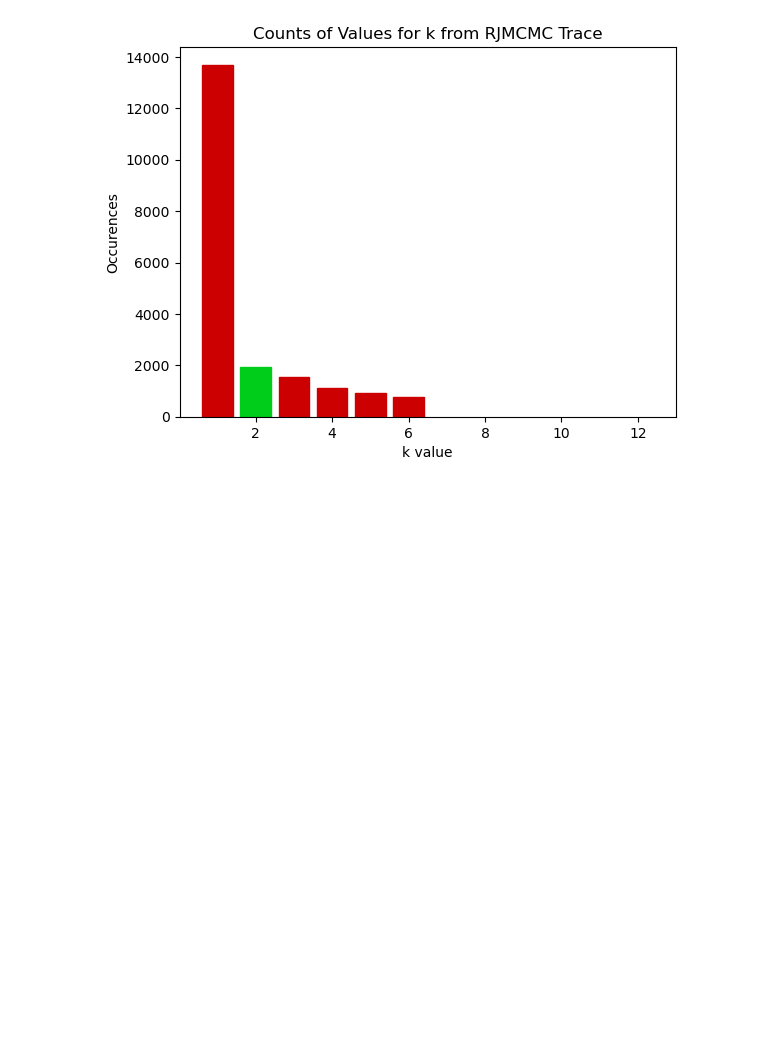
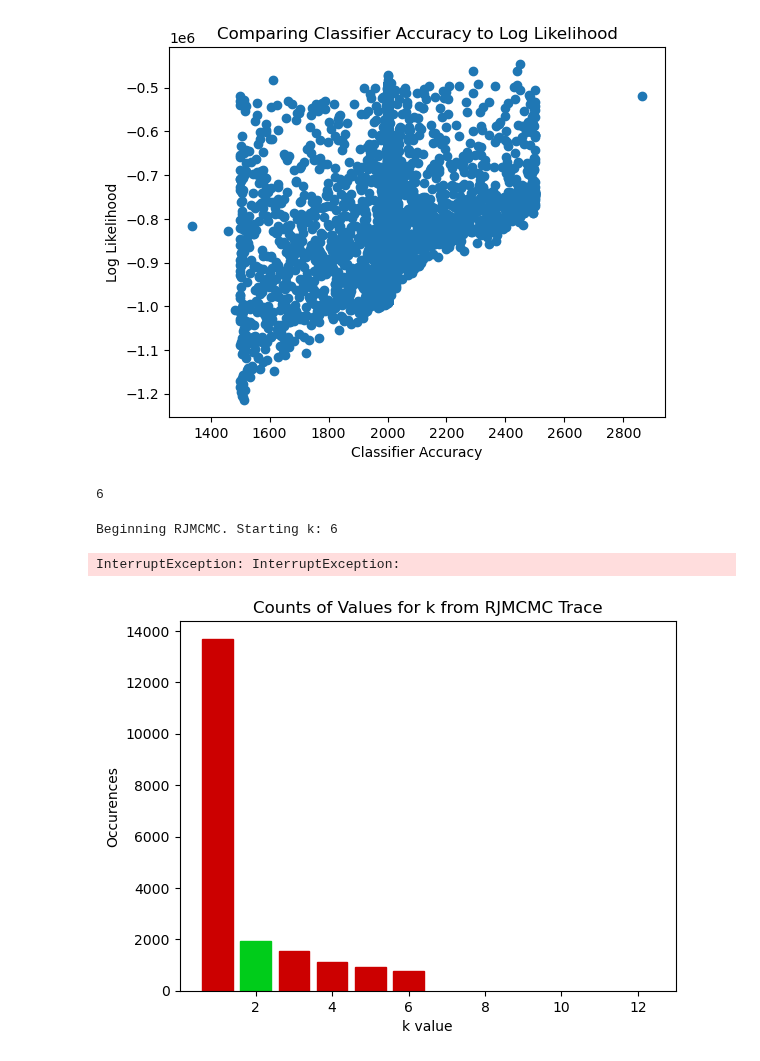
Before and after one commit to jberezow/RJMCMC, a Jupyter notebook: Thesis-MLP-BirthDeath.ipynb, the cells around one changed output. Cells and saved outputs as stored; diff of their text form; code cells hidden in the pictures; blank space fills up the shorter version.

```diff
--- a/Thesis-MLP-BirthDeath.ipynb
+++ b/Thesis-MLP-BirthDeath.ipynb
@@ -188,11 +208,17 @@ obs_master[:y] = classes .- 1
 obs = obs_master;
 # %%
 #Plot of Log Likelihood Scores
+x_samp, y_samp = sample_data(data,classes)
+x_samp = transpose(x_samp)
+obs_master = choicemap()::ChoiceMap
+obs_master[:y] = y_samp .- 1
+obs = obs_master;
+
 scores = []
 accs = []
 ks = []
-(best_trace,) = generate(classifier, (data,), obs)
-best_score = get_score(best_trace)/length(classes)
+(best_trace,) = generate(classifier, (x_samp,), obs)
+best_score = get_score(best_trace)
 best_Wₕ = best_trace[:Wₕ]
 best_Wₒ = best_trace[:Wₒ]
 best_bₕ = best_trace[:bₕ]
@@ -201,41 +227,49 @@ best_k = best_trace[:k]
 
 best_pred_y = G(data,best_Wₕ,best_Wₒ,best_bₕ,best_bₒ,best_k)
 best_pred_labels = data_labeller(best_pred_y)
-best_acc = sum([best_trace[:y][i] == best_pred_labels[i] for i=1:length(classes)])/length(classes)
+best_acc = sum([classes[i] == best_pred_labels[i] for i=1:length(classes)])/length(classes)
 
 function likelihood(best_acc)
-    (trace,) = generate(classifier, (data,), obs)
+    x_samp, y_samp = sample_data(data,classes)
+    x_samp = transpose(x_samp)
+    obs_master = choicemap()::ChoiceMap
+    obs_master[:y] = y_samp .- 1
+    obs = obs_master;
+    (trace,) = generate(classifier, (x_samp,), obs)
 
     Wₕ = trace[:Wₕ]
     Wₒ = trace[:Wₒ]
     bₕ = trace[:bₕ]
     bₒ = trace[:bₒ]
     k = trace[:k]
     pred_y = G(data,Wₕ,bₕ,Wₒ,bₒ,k)
     pred_labels = data_labeller(pred_y)
 
     acc = sum([classes[i] == pred_labels[i] for i=1:length(classes)])
-    score = get_score(trace)/length(classes)
+    score = get_score(trace)
     if acc > best_acc
         best_score = score
         best_trace = trace
         best_acc = acc
         best_pred_labels = pred_labels
     end
     push!(scores,score)
     push!(accs,acc)
     push!(ks, k)
 end
 
-for i=1:100000
+for i=1:10000
     likelihood(best_acc)
 end
 
 scatter(accs,scores)
 plt.title("Comparing Classifier Accuracy to Log Likelihood")
 plt.xlabel("Classifier Accuracy")
 plt.ylabel("Log Likelihood");
 print(best_k)
+# %% [output]
+[figure, added]
+6
 # %%
 #Need to find a way to propose birth/death moves instead of any k
 function birth_or_death(trace)
@@ -360,7 +394,12 @@ function rjmcmc(starting_trace, iters)
     println("Beginning RJMCMC. Starting k: $k")
     #@showprogress 1 "Sampling..." for i = 1:iters
     for i=1:iters
-        if i%500 == 0
+        x_samp, y_samp = sample_data(data,classes)
+        x_samp = transpose(x_samp)
+        obs_master = choicemap()::ChoiceMap
+        obs_master[:y] = y_samp .- 1
+        obs = obs_master;
+        if i%50 == 0
             println("Epoch $i Acceptance Prob: $(sum(acc)/length(acc))")
         end
 
@@ -377,7 +416,10 @@ end
 starting_trace = best_trace
 #(starting_trace,) = generate(classifier, (data,), obs)
 obs[:k] = starting_trace[:k]
-rjmcmc(starting_trace,20000);
+rjmcmc(starting_trace,200);
+# %% [output]
+Beginning RJMCMC. Starting k: 6
+InterruptException: InterruptException:
 # %%
 #Bar Plot of k estimates
 #ks = [traces[i][:k] for i in 1:length(traces)]
```
Also changed, not shown: parts of 7 cells of this notebook, 1 other file.
